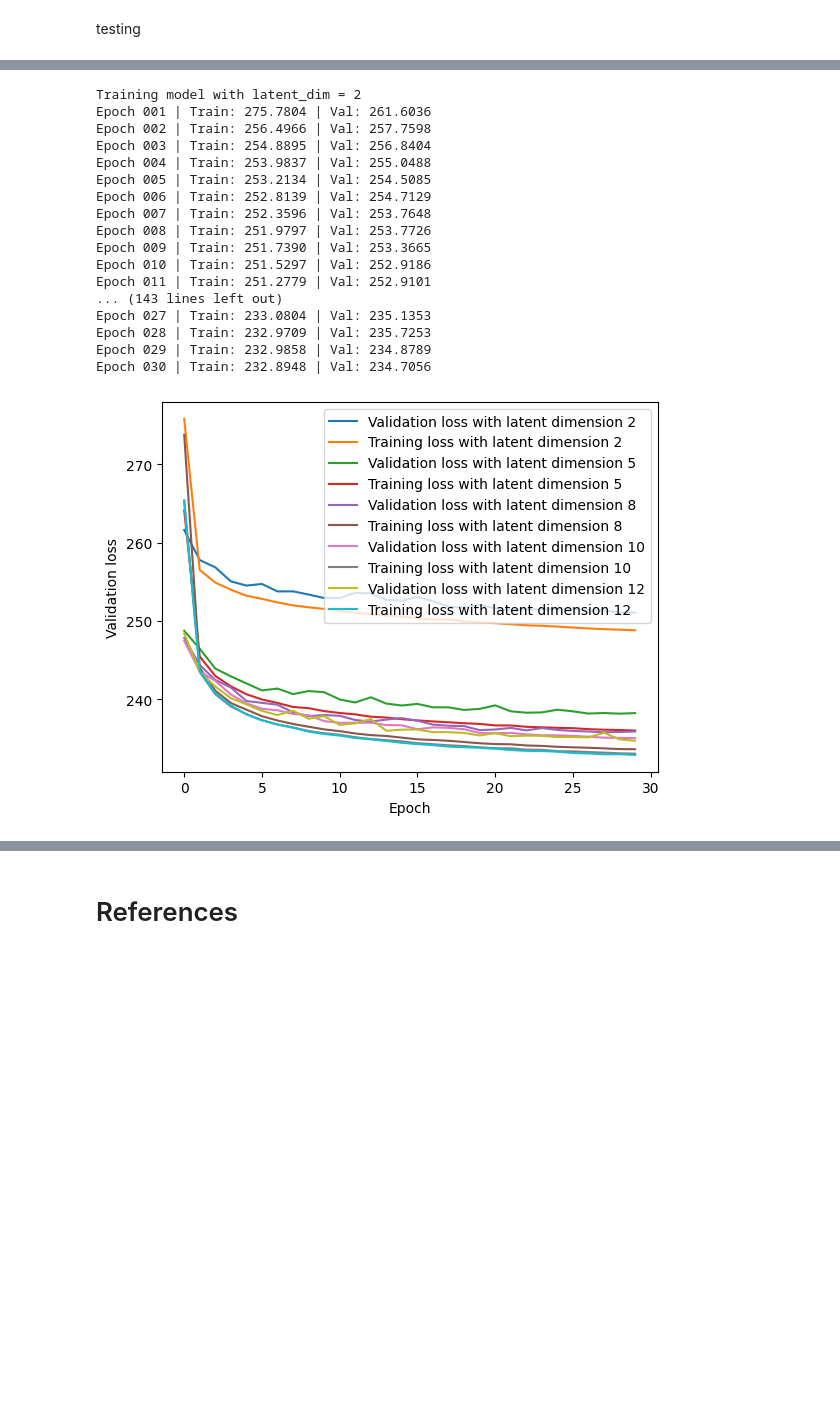
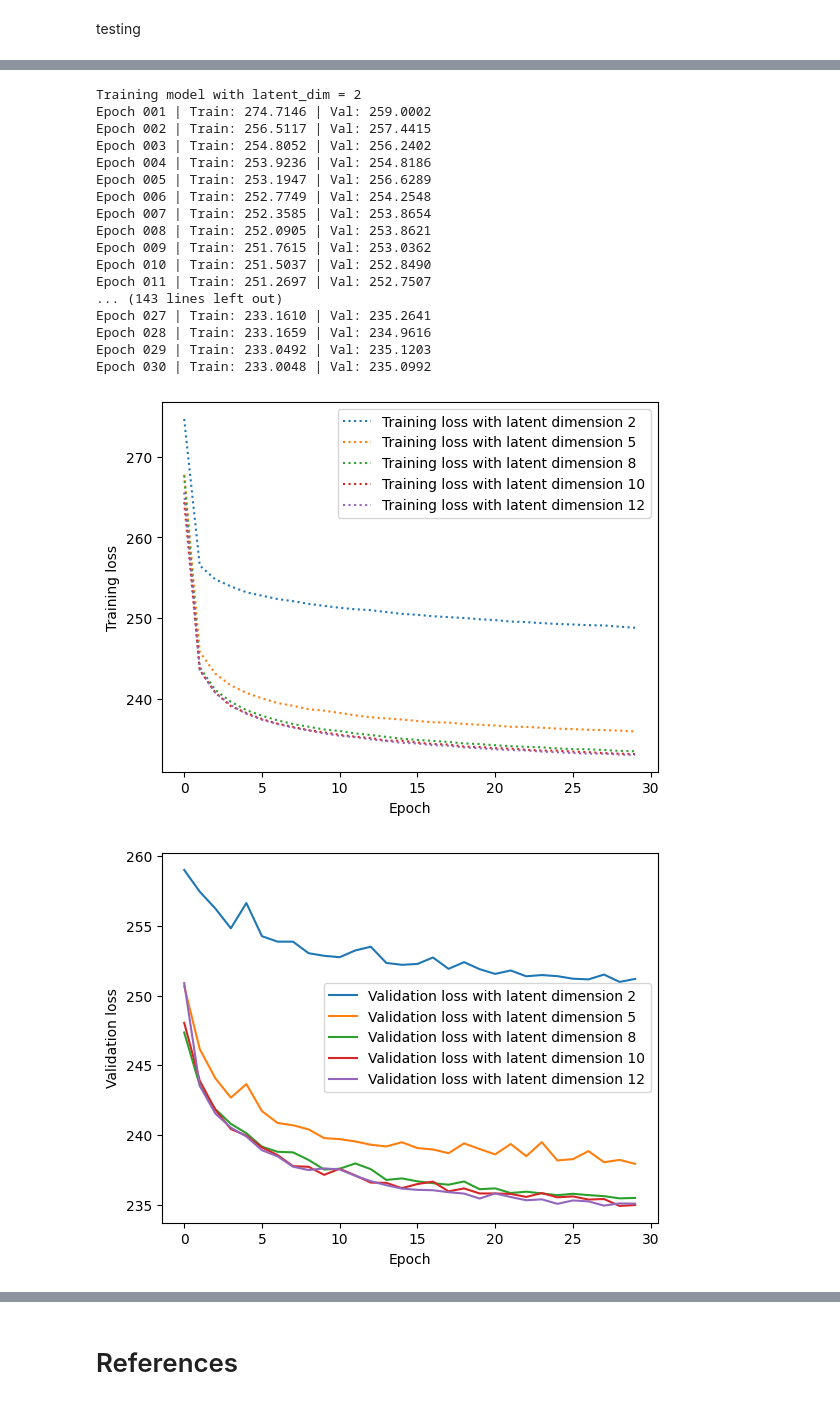
Before and after one commit to selim-ba/insa-hddl-group10, a Jupyter notebook: final.ipynb, the cells around one changed output, grey strips where cells are left out. Saved outputs shown, nothing was run; the diff lists cells and outputs as text; code cells hidden in the pictures; blank space fills up the shorter version.

```diff
--- a/final.ipynb
+++ b/final.ipynb
@@ -746,6 +751,7 @@ def train_multiple_latent_dims(
 from collections import defaultdict
 
 def train_multiple_latent_dims(
+    model_class,
     latent_dims,
     train_loader,
     val_loader,
@@ -759,7 +765,7 @@ def train_multiple_latent_dims(
     for latent_dim in latent_dims:
         print(f"\nTraining model with latent_dim = {latent_dim}")
 
-        model = ConditionalConvVAE_channel_concatenation(
+        model = model_class(
             latent_dim=latent_dim
         ).to(device)
 
@@ -793,49 +801,66 @@ def train_multiple_latent_dims(
 # %%
-import matplotlib.pyplot as plt
-
 
 epochs=30
 
+#Figure for training losses
+plt.figure(0)
+
+#Figure for validation losses
+plt.figure(1)
+
 results = train_multiple_latent_dims(
+    model_class=ConditionalConvVAE_channel_concatenation,
     latent_dims=[2,5,8,10,12],
     train_loader=train_loader,
     val_loader=test_loader,
     loss_function=loss_function,
     device=device,
     epochs=epochs,
     lr=learning_rate
 )
 
 for latent_dim, data in results.items():
+
+    plt.figure(0)
+    plt.plot(
+        data["history"]["train_loss"],
+        label=f"Training loss with latent dimension {latent_dim}",
+        linestyle=':'
+    )
+    plt.figure(1)
     plt.plot(
         data["history"]["val_loss"],
         label=f"Validation loss with latent dimension {latent_dim}"
     )
-    plt.plot(
-        data["history"]["train_loss"],
-        label=f"Training loss with latent dimension {latent_dim}"
-    )
 
+plt.figure(0)
+plt.legend()
+plt.xlabel("Epoch")
+plt.ylabel("Training loss")
+
+plt.figure(1)
 plt.legend()
 plt.xlabel("Epoch")
 plt.ylabel("Validation loss")
+
 plt.show()
 # %% [output]
 Training model with latent_dim = 2
-Epoch 001 | Train: 275.7804 | Val: 261.6036
-Epoch 002 | Train: 256.4966 | Val: 257.7598
-Epoch 003 | Train: 254.8895 | Val: 256.8404
-Epoch 004 | Train: 253.9837 | Val: 255.0488
-Epoch 005 | Train: 253.2134 | Val: 254.5085
-Epoch 006 | Train: 252.8139 | Val: 254.7129
-Epoch 007 | Train: 252.3596 | Val: 253.7648
-Epoch 008 | Train: 251.9797 | Val: 253.7726
-Epoch 009 | Train: 251.7390 | Val: 253.3665
-Epoch 010 | Train: 251.5297 | Val: 252.9186
-Epoch 011 | Train: 251.2779 | Val: 252.9101
+Epoch 001 | Train: 274.7146 | Val: 259.0002
+Epoch 002 | Train: 256.5117 | Val: 257.4415
+Epoch 003 | Train: 254.8052 | Val: 256.2402
+Epoch 004 | Train: 253.9236 | Val: 254.8186
+Epoch 005 | Train: 253.1947 | Val: 256.6289
+Epoch 006 | Train: 252.7749 | Val: 254.2548
+Epoch 007 | Train: 252.3585 | Val: 253.8654
+Epoch 008 | Train: 252.0905 | Val: 253.8621
+Epoch 009 | Train: 251.7615 | Val: 253.0362
+Epoch 010 | Train: 251.5037 | Val: 252.8490
+Epoch 011 | Train: 251.2697 | Val: 252.7507
 ... (143 lines left out)
-Epoch 027 | Train: 233.0804 | Val: 235.1353
-Epoch 028 | Train: 232.9709 | Val: 235.7253
-Epoch 029 | Train: 232.9858 | Val: 234.8789
-Epoch 030 | Train: 232.8948 | Val: 234.7056
+Epoch 027 | Train: 233.1610 | Val: 235.2641
+Epoch 028 | Train: 233.1659 | Val: 234.9616
+Epoch 029 | Train: 233.0492 | Val: 235.1203
+Epoch 030 | Train: 233.0048 | Val: 235.0992
-[figure, old version]
+[figure, new version]
+[figure, added]
```
Also changed, not shown: parts of 49 cells of this notebook, 3 other files.
